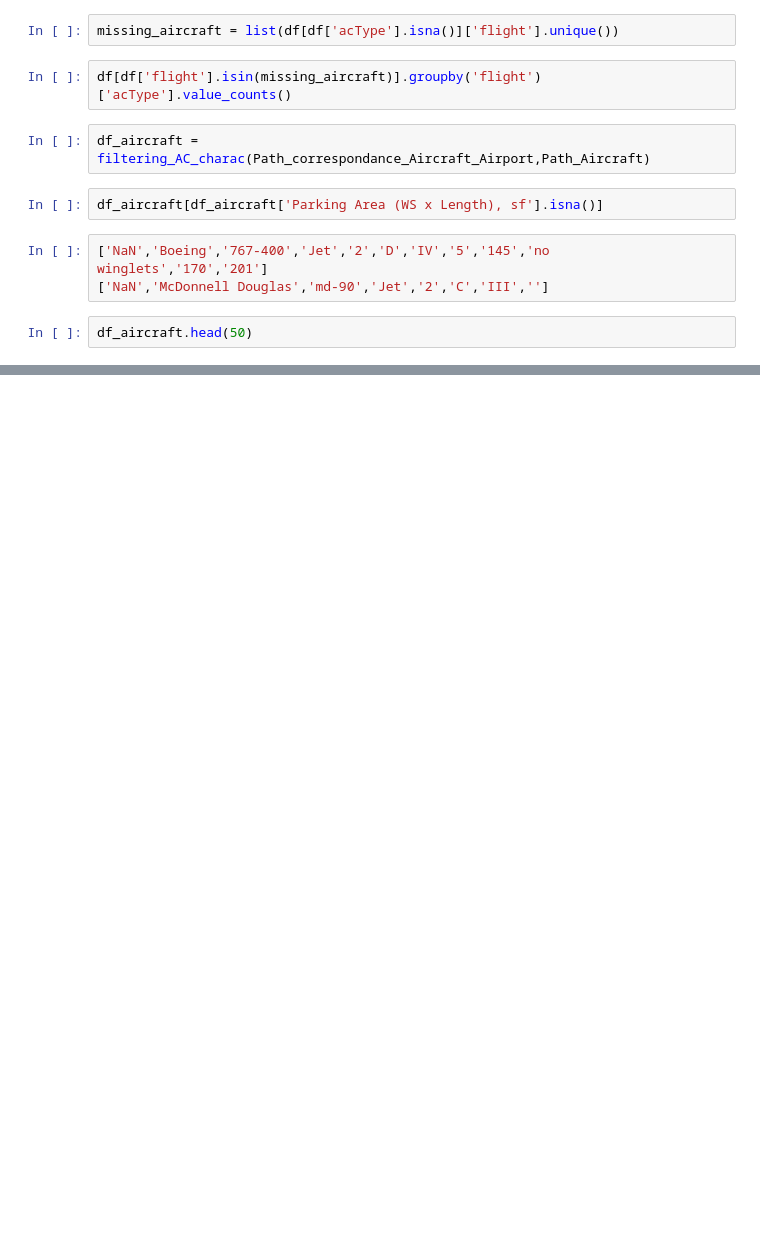
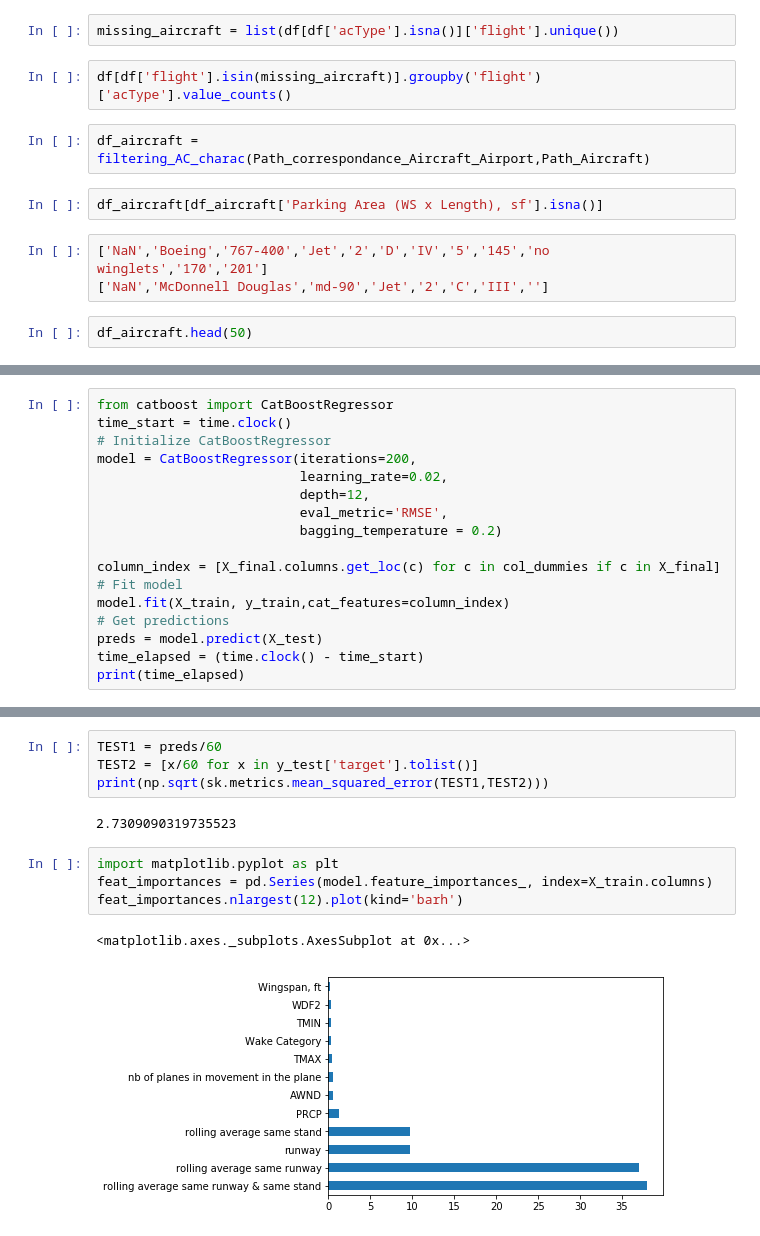
Before and after one commit to arnaudfrn/taxi-time, a Jupyter notebook: Notebook_Mathieu.ipynb, the cells around one changed output, grey strips where cells are left out. Cells and saved outputs as stored; diff of their text form; blank space fills up the shorter version.

```diff
--- a/Notebook_Mathieu.ipynb
+++ b/Notebook_Mathieu.ipynb
@@ -106,0 +251,17 @@ df_aircraft.head(50)
+# %%
+from catboost import CatBoostRegressor
+time_start = time.clock()
+# Initialize CatBoostRegressor
+model = CatBoostRegressor(iterations=200,
+                          learning_rate=0.02,
+                          depth=12,
+                          eval_metric='RMSE',
+                          bagging_temperature = 0.2)
+
+column_index = [X_final.columns.get_loc(c) for c in col_dummies if c in X_final]
+# Fit model
+model.fit(X_train, y_train,cat_features=column_index)
+# Get predictions
+preds = model.predict(X_test)
+time_elapsed = (time.clock() - time_start)
+print(time_elapsed)
@@ -106,0 +286,13 @@ df_aircraft.head(50)
+# %%
+TEST1 = preds/60
+TEST2 = [x/60 for x in y_test['target'].tolist()]
+print(np.sqrt(sk.metrics.mean_squared_error(TEST1,TEST2)))
+# %% [output]
+2.7309090319735523
+# %%
+import matplotlib.pyplot as plt
+feat_importances = pd.Series(model.feature_importances_, index=X_train.columns)
+feat_importances.nlargest(12).plot(kind='barh')
+# %% [output]
+<matplotlib.axes._subplots.AxesSubplot at 0x...>
+[figure, added]
```
Also changed, not shown: parts of 32 cells of this notebook.
